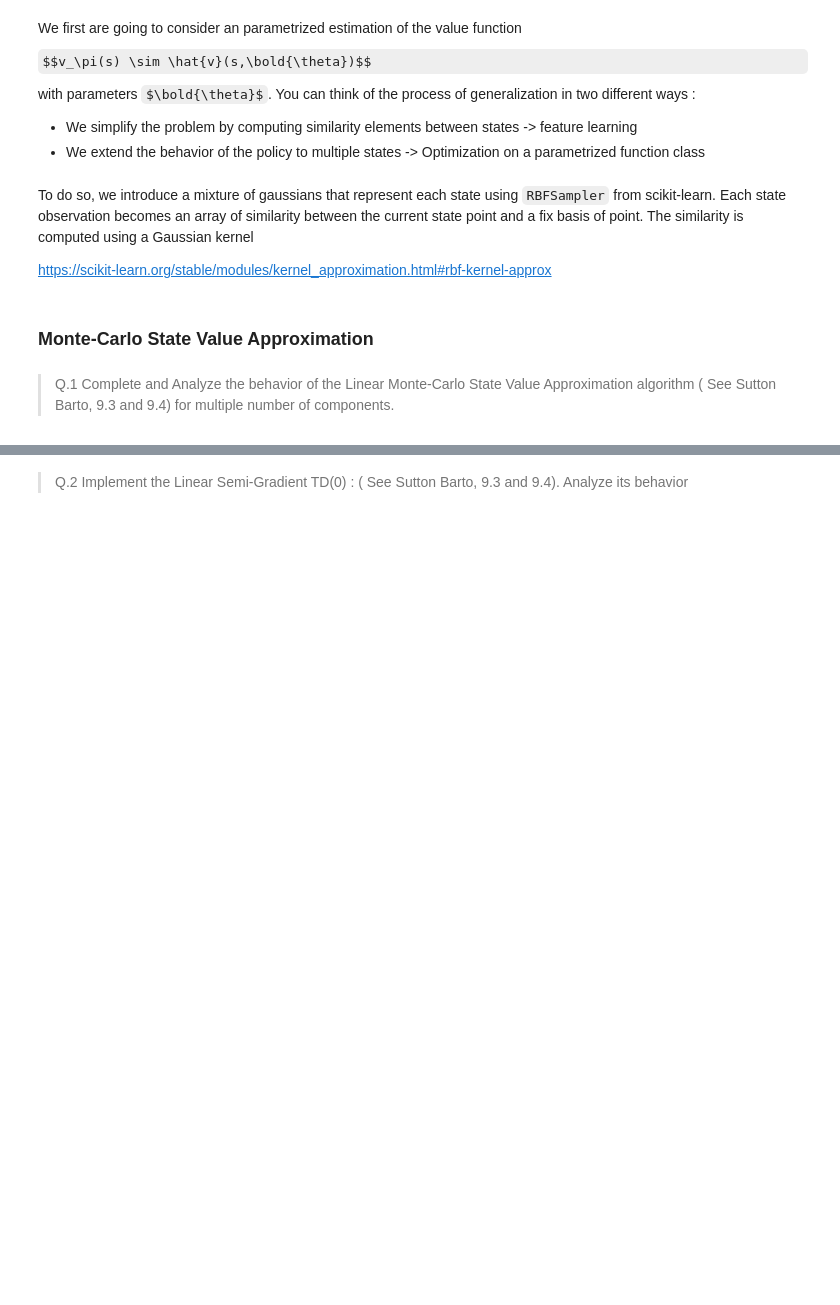
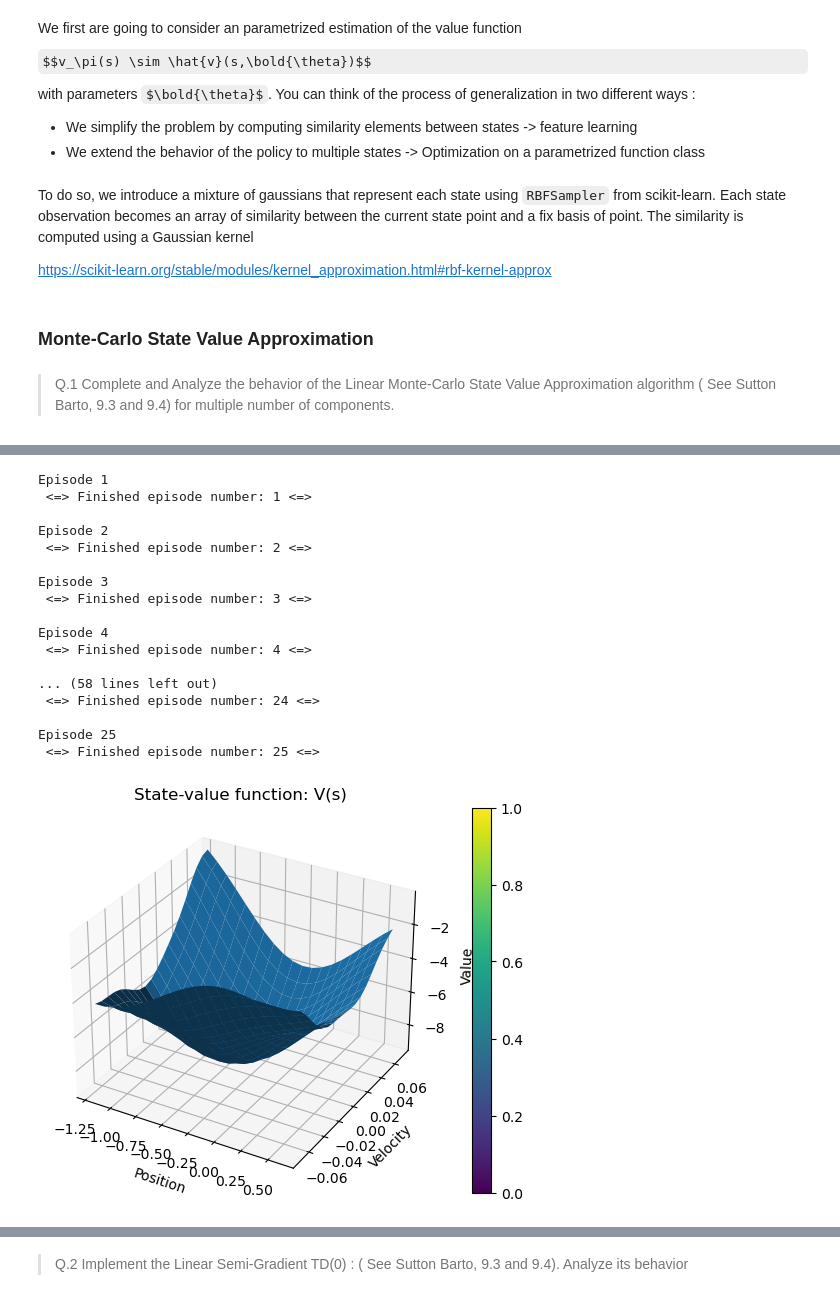
Before and after one commit to Dorin-D/m2-paris-saclay, a Jupyter notebook: reinforcement_learning/TP_4/TP_4.ipynb, the cells around one changed output, grey strips where cells are left out. Saved outputs shown, nothing was run; the diff lists cells and outputs as text; code cells hidden in the pictures; some formulas as TeX source; blank space fills up the shorter version.

```diff
--- a/reinforcement_learning/TP_4/TP_4.ipynb
+++ b/reinforcement_learning/TP_4/TP_4.ipynb
@@ -207,5 +213,5 @@ class RandomAgentQ:
 # %%
-def loop_train(agent, n_episodes=3, max_iter=10, verbose=True):
+def loop_train(agent, n_episodes=3, max_iter=10, verbose=2):
     env = gym.make(
         "MountainCar-v0", render_mode="rgb_array", max_episode_steps=max_iter
     )
@@ -214,23 +220,25 @@ def loop_train(agent, n_episodes=3, max_iter=10, verbose=True):
     agent.add_env(env)
     cumul_reward = 0
     list_n_episodes = []
+    actual_rewards = []
     for g in range(n_episodes):
-        print(f"Episode {g+1}")
-        state, _ = env.reset()
+        if verbose > 0:
+            print(f"Episode {g+1}")
+        state, _ = agent.env.reset()
         stop = False
         i = 0
         s_reward = 0
         while not stop:
-            if verbose:
+            if verbose > 1:
                 print("Simulation step {}:".format(i))
             action = agent.act(state)
-            observation, reward, terminated, truncated, info = env.step(action)
+            observation, reward, terminated, truncated, info = agent.env.step(action)
             stop = terminated or truncated
-            agent.update(state, action, reward, observation)
+            agent.update(state, action, reward, observation, terminated)
 
             cumul_reward += reward
             s_reward += reward
-            if verbose:
+            if verbose > 1:
                 print(" ->       game: {}".format(g))
                 print(" ->       observation: {}".format(state))
                 print(" ->            action: {}".format(action))
@@ -243,9 +251,10 @@ def loop_train(agent, n_episodes=3, max_iter=10, verbose=True):
             i += 1
             state = observation
         list_n_episodes.append(s_reward)
-        if verbose:
+        if verbose > 1:
             print(" <=> Finished episode number: {} <=>".format(g + 1))
             print("")
+
     return cumul_reward, list_n_episodes
 # %%
 agent = RandomAgentQ()
@@ -386,3 +430,36 @@ class MC_State_Value_Approximation:
             Value (scalar): V(state)
         """
         return np.dot(self.preprocessing(state), self.theta)
+# %%
+max_episode_length = 500
+
+n_components = 20
+gamma = 0.9
+learning_rate = 0.01
+_lambda = 0.0
+n_steps = 1
+n_episodes = 25
+
+agent = MC_State_Value_Approximation(n_components=n_components, gamma=gamma, learning_rate=learning_rate, _lambda=_lambda, n_steps=n_steps)
+cumul_reward, list_n_episodes = loop_train(agent, verbose=1, n_episodes=n_episodes, max_iter=max_episode_length)
+
+plot_cost_to_go_mountain_car(env, "state_value", agent.v)
+# %% [output]
+Episode 1
+ <=> Finished episode number: 1 <=>
+
+Episode 2
+ <=> Finished episode number: 2 <=>
+
+Episode 3
+ <=> Finished episode number: 3 <=>
+
+Episode 4
+ <=> Finished episode number: 4 <=>
+
+... (58 lines left out)
+ <=> Finished episode number: 24 <=>
+
+Episode 25
+ <=> Finished episode number: 25 <=>
+[figure, added]
```
Also changed, not shown: parts of 23 cells of this notebook.
